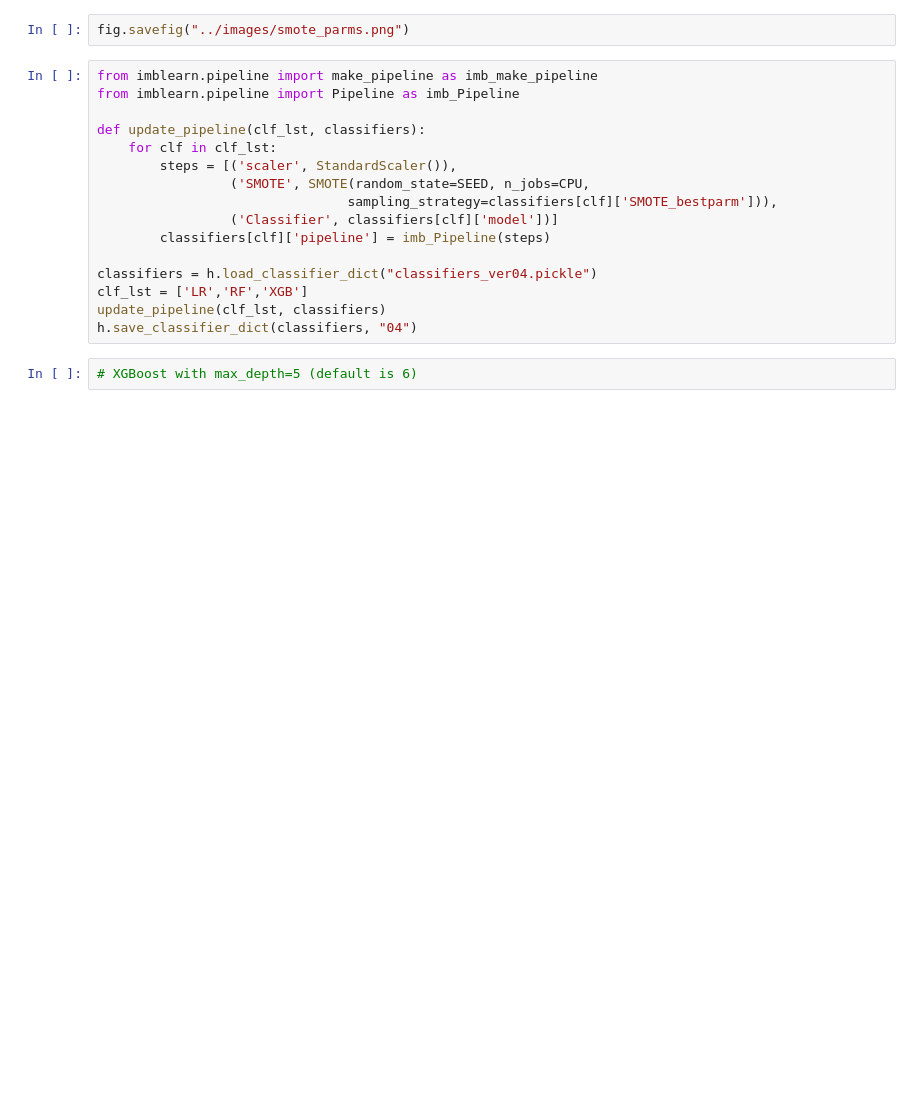
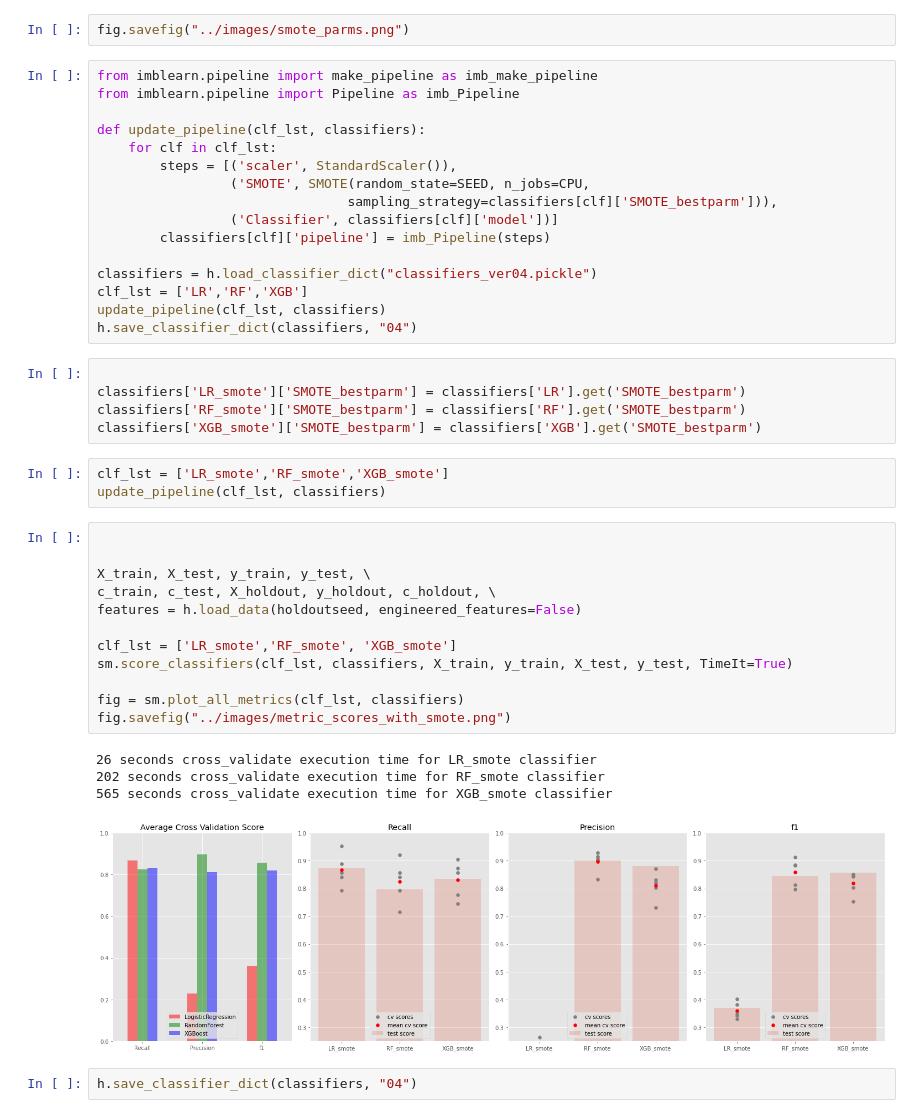
Before and after one commit to allanalberts/Credit-Card-Fraud-Identification-and-Management-Strategy, a Jupyter notebook: notebooks/SMOTE_analsis.ipynb, the cells around one changed output. Drawn from its saved outputs; the diff is of its cells as text; blank space fills up the shorter version.

```diff
--- a/notebooks/SMOTE_analsis.ipynb
+++ b/notebooks/SMOTE_analsis.ipynb
@@ -168,5 +170,30 @@ classifiers = h.load_classifier_dict("classifiers_ver04.pickle")
 clf_lst = ['LR','RF','XGB']
 update_pipeline(clf_lst, classifiers)
 h.save_classifier_dict(classifiers, "04")
-# %%
-# XGBoost with max_depth=5 (default is 6)
+# %%
+
+classifiers['LR_smote']['SMOTE_bestparm'] = classifiers['LR'].get('SMOTE_bestparm')
+classifiers['RF_smote']['SMOTE_bestparm'] = classifiers['RF'].get('SMOTE_bestparm')
+classifiers['XGB_smote']['SMOTE_bestparm'] = classifiers['XGB'].get('SMOTE_bestparm')
+# %%
+clf_lst = ['LR_smote','RF_smote','XGB_smote']
+update_pipeline(clf_lst, classifiers)
+# %%
+
+
+X_train, X_test, y_train, y_test, \
+c_train, c_test, X_holdout, y_holdout, c_holdout, \
+features = h.load_data(holdoutseed, engineered_features=False)
+
+clf_lst = ['LR_smote','RF_smote', 'XGB_smote']
+sm.score_classifiers(clf_lst, classifiers, X_train, y_train, X_test, y_test, TimeIt=True)
+
+fig = sm.plot_all_metrics(clf_lst, classifiers)
+fig.savefig("../images/metric_scores_with_smote.png")
+# %% [output]
+26 seconds cross_validate execution time for LR_smote classifier
+202 seconds cross_validate execution time for RF_smote classifier
+565 seconds cross_validate execution time for XGB_smote classifier
+[figure, added]
+# %%
+h.save_classifier_dict(classifiers, "04")
```
Also changed, not shown: parts of 9 cells of this notebook, 15 other files.
